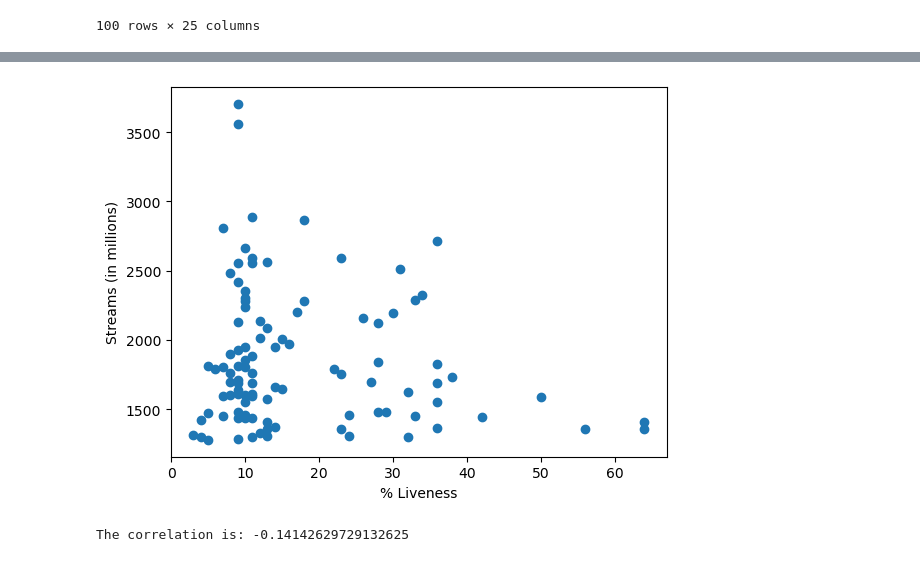
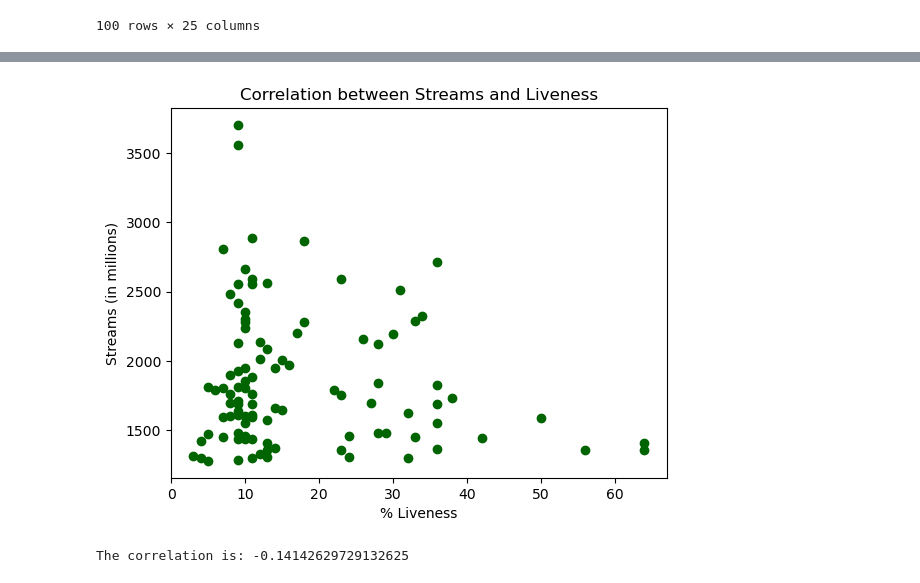
Before and after one commit to luisrodriguezror/project1, a Jupyter notebook: luis.ipynb, the cells around one changed output, grey strips where cells are left out. Saved outputs shown, nothing was run; the diff lists cells and outputs as text; code cells hidden in the pictures.

```diff
--- a/luis.ipynb
+++ b/luis.ipynb
@@ -122,13 +130,15 @@ print("The correlation is:", coef_corr)
 The correlation is: 0.1664222910406521
 # %%
-plt.scatter(top_100["liveness_%"],top_100["streams in millions"])
+plt.scatter(top_100["liveness_%"],top_100["streams in millions"],color='darkgreen')
 plt.xlabel('% Liveness')
 plt.ylabel('Streams (in millions)')
+plt.title('Correlation between Streams and Liveness')
+
 plt.show()
 
 coef_corr = top_100["liveness_%"].corr(top_100["streams in millions"])
 
 print("The correlation is:", coef_corr)
 # %% [output]
-[figure, old version]
+[figure, new version]
 The correlation is: -0.14142629729132625
```
Also changed, not shown: parts of 9 cells of this notebook.
